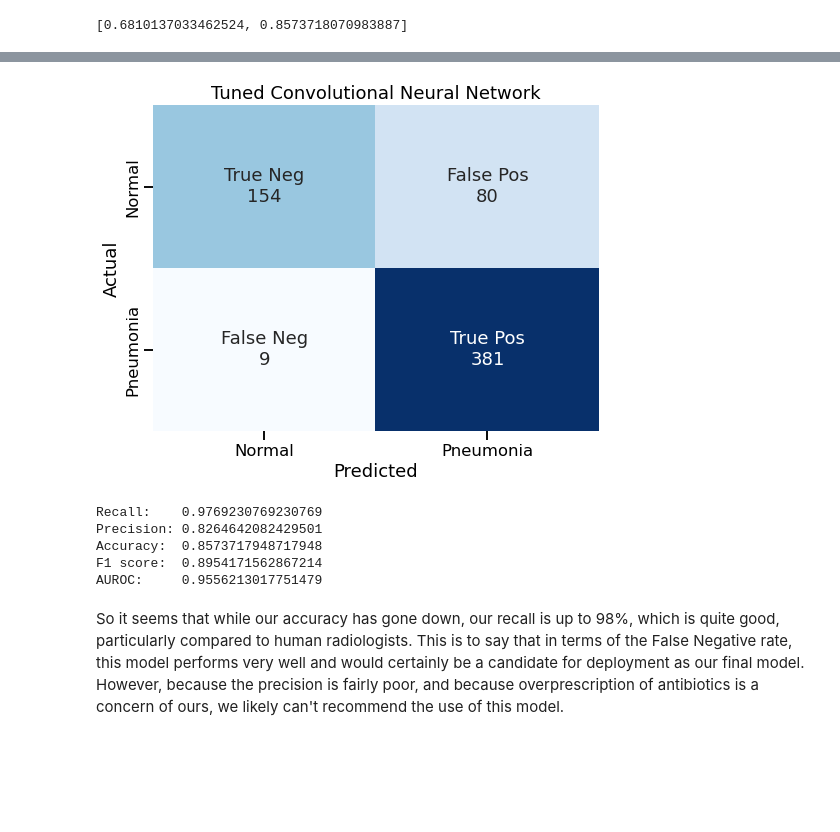
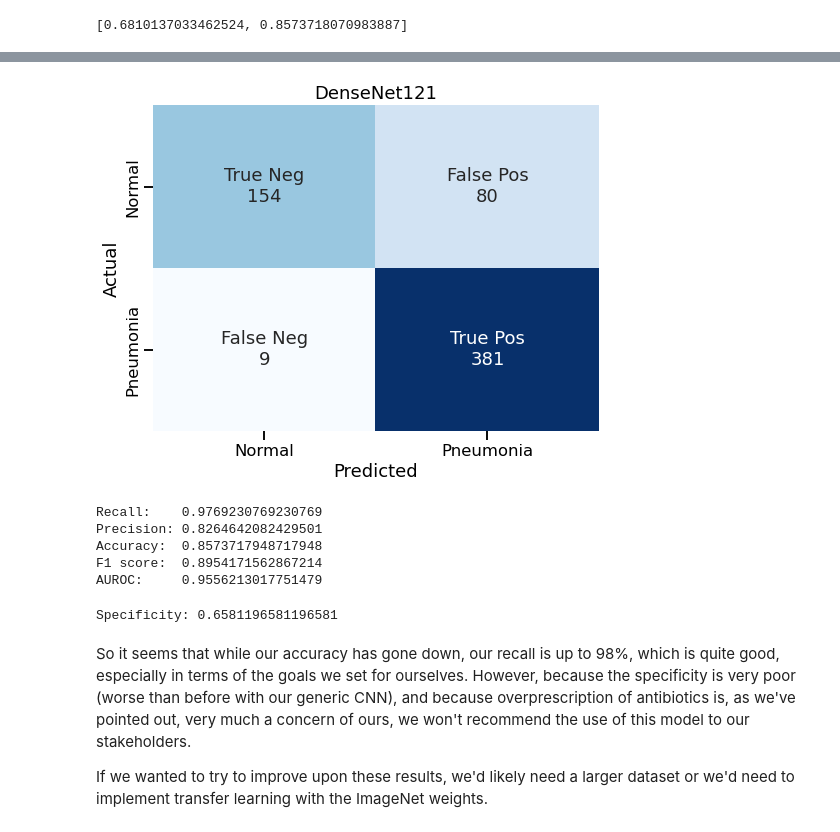
Before and after one commit to snakeeyes021/pneumonia-classification, a Jupyter notebook: Combined Notebook.ipynb, the cells around one changed output, grey strips where cells are left out. Cells and saved outputs as stored; diff of their text form; code cells hidden in the pictures; blank space fills up the shorter version.

```diff
--- a/Combined Notebook.ipynb
+++ b/Combined Notebook.ipynb
@@ -747,7 +849,7 @@ plt.show()
 # %% [output]
 [figure]
 # %%
-load_file = 'best_model_dense121.hdf5'
+load_file = 'models/best_model_dense121.hdf5'
 # %%
 best_model_dense121 = load_model(load_file)
 # %%
@@ -797,2 +861,0 @@ load_file = 'best_model_dense121.hdf5'
-# %%
-best_model_dense121 = load_model(load_file)
@@ -810,22 +868,22 @@ cf_matrix = confusion_matrix(test_labels, y_hat)
 # %%
 group_names = ['True Neg','False Pos','False Neg','True Pos']
 categories = ['Normal', 'Pneumonia']
 
 group_counts_1 = ['{0:0.0f}'.format(value) for value in cf_matrix.flatten()]
 labels_1 = [f'{v1}\n{v2}' for v1, v2 in zip(group_names,group_counts_1)]
 labels_1 = np.asarray(labels_1).reshape(2,2)
 
 sns.set_context('talk')
 fig, ax= plt.subplots(figsize=(8,6))
 
 sns.heatmap(cf_matrix, annot=labels_1, xticklabels=categories, yticklabels=categories, cbar=None, fmt='', cmap='Blues', ax=ax)
 ax.set_ylabel('Actual')
 ax.set_yticklabels(ax.get_yticklabels(), va="center")
 ax.set_xlabel('Predicted')
-ax.set_title('Tuned Convolutional Neural Network')
+ax.set_title('DenseNet121')
 fig.savefig('./graphs/densenet121', dpi=300, transparent=False, bbox_inches='tight');
 # %% [output]
-[figure, old version]
+[figure, new version]
 # %%
 print(f'Recall:    {recall_score(test_labels, y_hat)}')
 print(f'Precision: {precision_score(test_labels, y_hat)}')
@@ -838,5 +896,11 @@ Precision: 0.8264642082429501
 Accuracy:  0.8573717948717948
 F1 score:  0.8954171562867214
 AUROC:     0.9556213017751479
+# %%
+print(f'Specificity: {1 - (80/(80+154))}')
+# %% [output]
+Specificity: 0.6581196581196581
 # %% [markdown]
-So it seems that while our accuracy has gone down, our recall is up to 98%, which is quite good, particularly compared to human radiologists. This is to say that in terms of the False Negative rate, this model performs very well and would certainly be a candidate for deployment as our final model. However, because the precision is fairly poor, and because overprescription of antibiotics is a concern of ours, we likely can't recommend the use of this model.
+So it seems that while our accuracy has gone down, our recall is up to 98%, which is quite good, especially in terms of the goals we set for ourselves. However, because the specificity is very poor (worse than before with our generic CNN), and because overprescription of antibiotics is, as we've pointed out, very much a concern of ours, we won't recommend the use of this model to our stakeholders.
+
+If we wanted to try to improve upon these results, we'd likely need a larger dataset or we'd need to implement transfer learning with the ImageNet weights.
```
Also changed, not shown: parts of 74 cells of this notebook.
